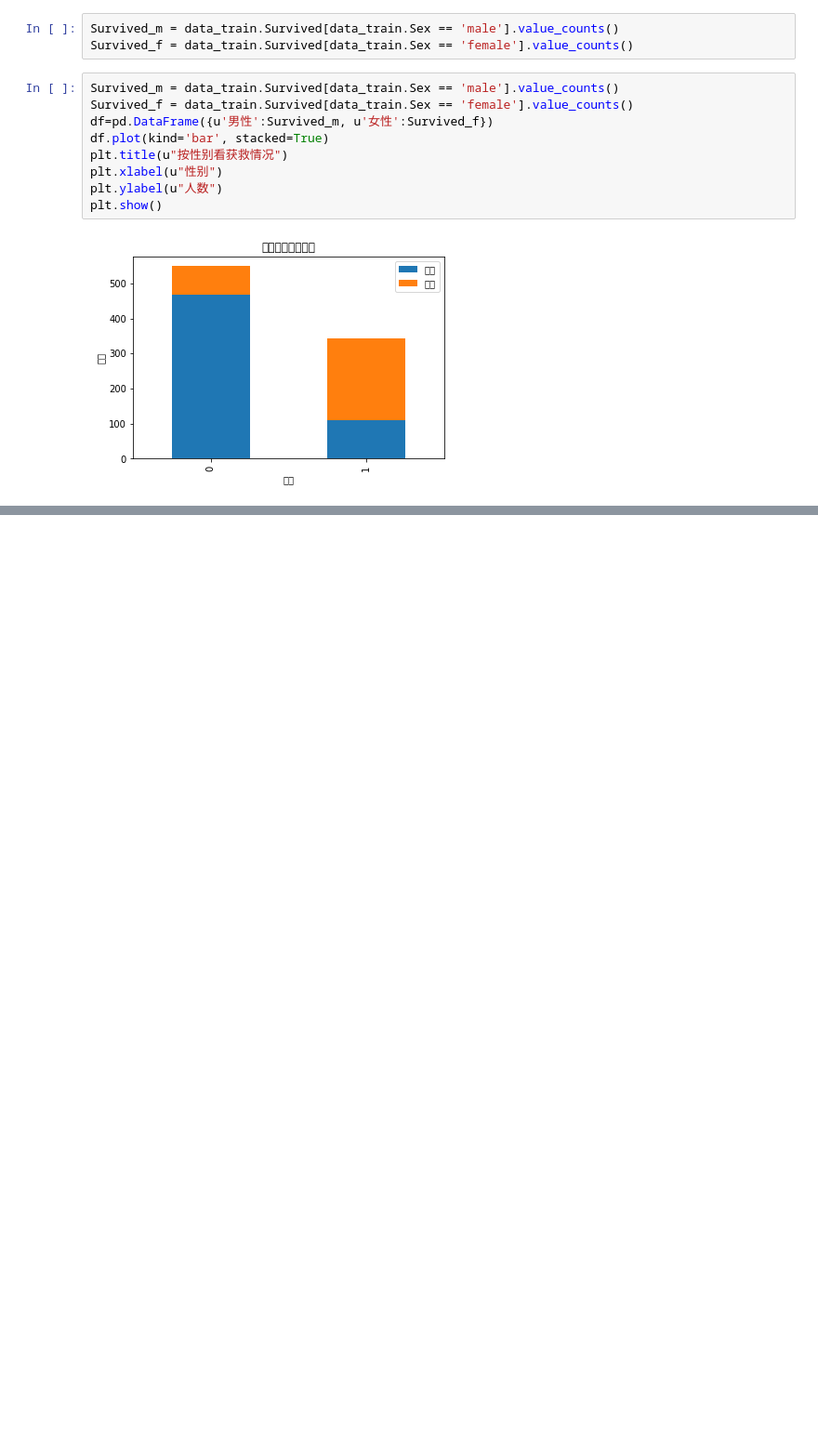
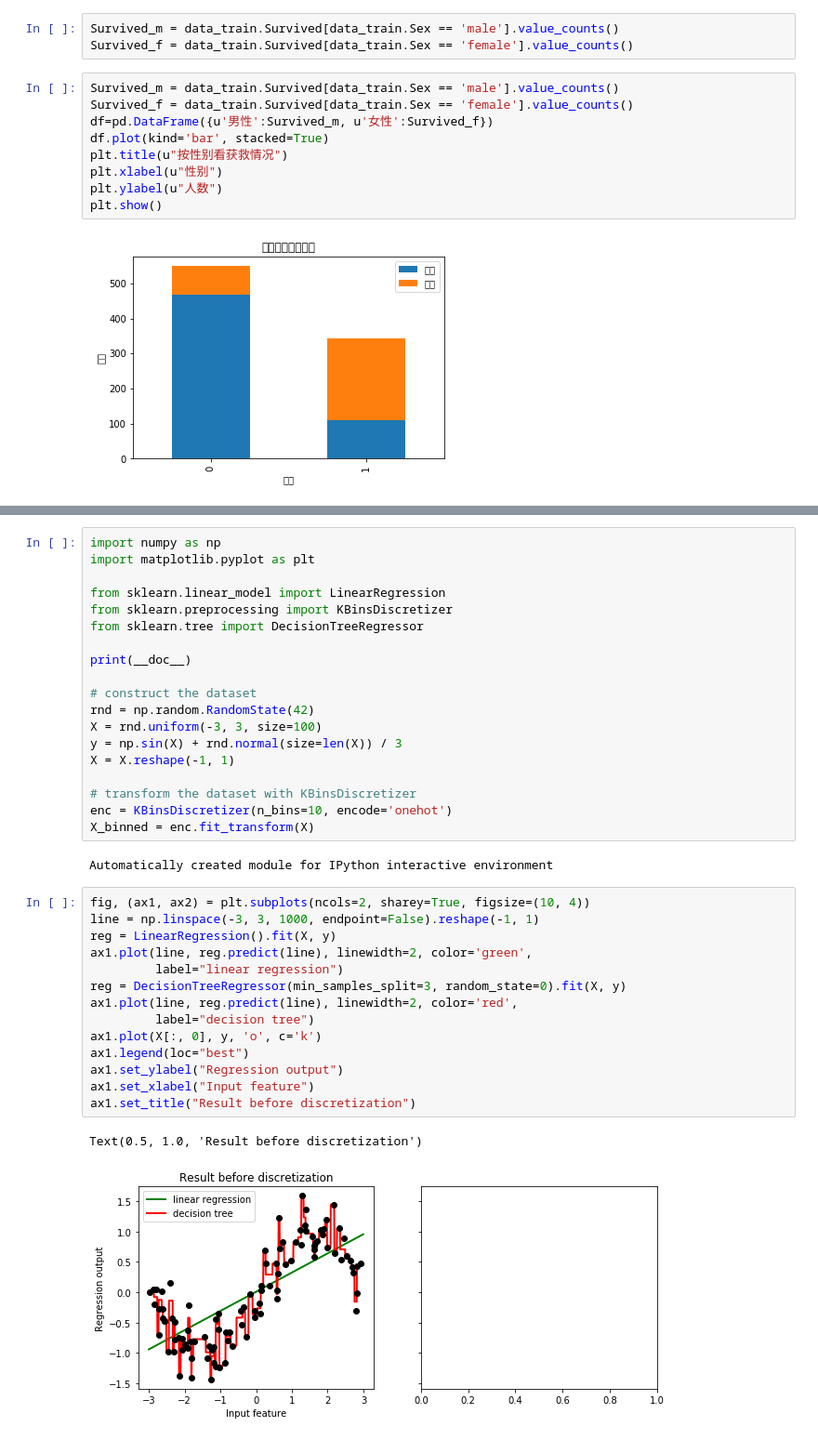
Before and after one commit to CeasarLee/ML_tools_example, a Jupyter notebook: data/titanic_disaster/未命名.ipynb, the cells around one changed output, grey strips where cells are left out. Shown at 93% size. Drawn from its saved outputs; the diff is of its cells as text; blank space fills up the shorter version.

```diff
--- a/data/titanic_disaster/未命名.ipynb
+++ b/data/titanic_disaster/未命名.ipynb
@@ -94,0 +108,38 @@ Name: SibSp, dtype: int64
+# %%
+import numpy as np
+import matplotlib.pyplot as plt
+
+from sklearn.linear_model import LinearRegression
+from sklearn.preprocessing import KBinsDiscretizer
+from sklearn.tree import DecisionTreeRegressor
+
+print(__doc__)
+
+# construct the dataset
+rnd = np.random.RandomState(42)
+X = rnd.uniform(-3, 3, size=100)
+y = np.sin(X) + rnd.normal(size=len(X)) / 3
+X = X.reshape(-1, 1)
+
+# transform the dataset with KBinsDiscretizer
+enc = KBinsDiscretizer(n_bins=10, encode='onehot')
+X_binned = enc.fit_transform(X)
+# %% [output]
+Automatically created module for IPython interactive environment
+# %%
+fig, (ax1, ax2) = plt.subplots(ncols=2, sharey=True, figsize=(10, 4))
+line = np.linspace(-3, 3, 1000, endpoint=False).reshape(-1, 1)
+reg = LinearRegression().fit(X, y)
+ax1.plot(line, reg.predict(line), linewidth=2, color='green',
+         label="linear regression")
+reg = DecisionTreeRegressor(min_samples_split=3, random_state=0).fit(X, y)
+ax1.plot(line, reg.predict(line), linewidth=2, color='red',
+         label="decision tree")
+ax1.plot(X[:, 0], y, 'o', c='k')
+ax1.legend(loc="best")
+ax1.set_ylabel("Regression output")
+ax1.set_xlabel("Input feature")
+ax1.set_title("Result before discretization")
+# %% [output]
+Text(0.5, 1.0, 'Result before discretization')
+[figure, added]
```
Also changed, not shown: parts of 5 cells of this notebook, 3 other files.
